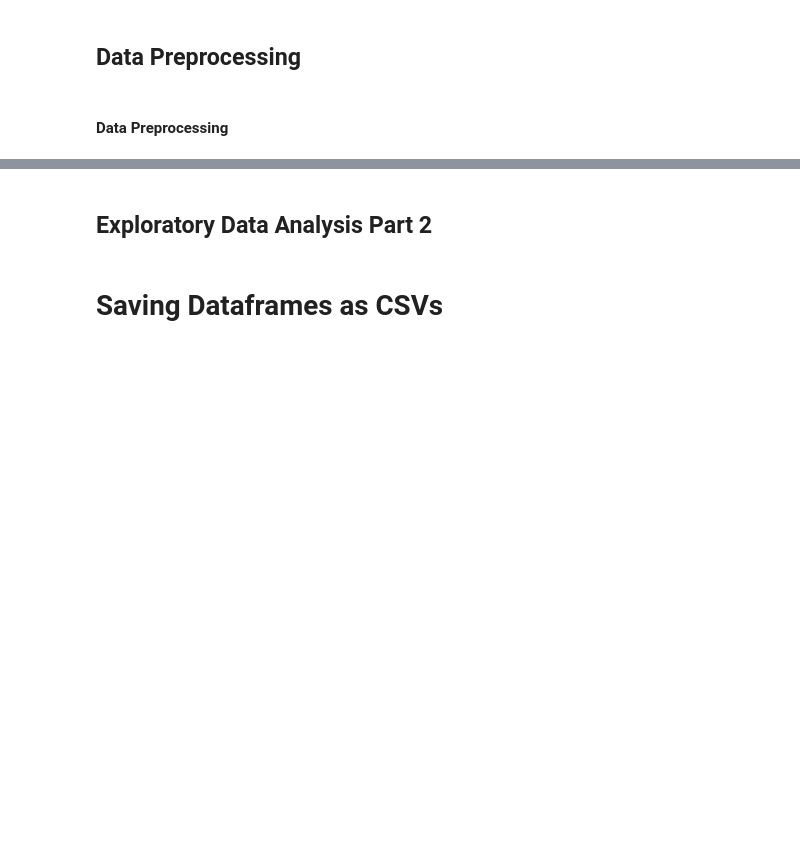
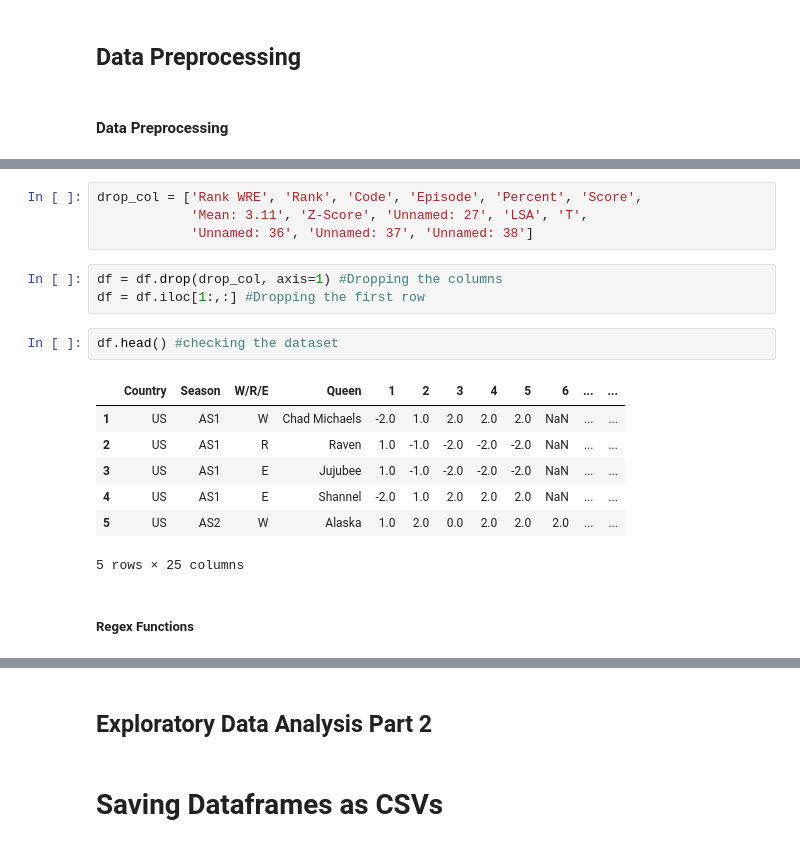
Before and after one commit to AGR-Yes/RuPauls-Drag-Race-Finalists, a Jupyter notebook: Processing.ipynb, the cells around one changed output, grey strips where cells are left out. Drawn from its saved outputs; the diff is of its cells as text; blank space fills up the shorter version.

```diff
--- a/Processing.ipynb
+++ b/Processing.ipynb
@@ -217,0 +242,19 @@ Instead of having to display the `country` and `season` separately, we join them
+# %%
+drop_col = ['Rank WRE', 'Rank', 'Code', 'Episode', 'Percent', 'Score',
+            'Mean: 3.11', 'Z-Score', 'Unnamed: 27', 'LSA', 'T',
+            'Unnamed: 36', 'Unnamed: 37', 'Unnamed: 38']
+# %%
+df = df.drop(drop_col, axis=1) #Dropping the columns
+df = df.iloc[1:,:] #Dropping the first row
+# %%
+df.head() #checking the dataset
+# %% [output]
+|  | Country | Season | W/R/E | Queen | 1 | 2 | 3 | 4 | 5 | 6 | ... | ... |
+| 1 | US | AS1 | W | Chad Michaels | -2.0 | 1.0 | 2.0 | 2.0 | 2.0 | NaN | ... | ... |
+| 2 | US | AS1 | R | Raven | 1.0 | -1.0 | -2.0 | -2.0 | -2.0 | NaN | ... | ... |
+| 3 | US | AS1 | E | Jujubee | 1.0 | -1.0 | -2.0 | -2.0 | -2.0 | NaN | ... | ... |
+| 4 | US | AS1 | E | Shannel | -2.0 | 1.0 | 2.0 | 2.0 | 2.0 | NaN | ... | ... |
+| 5 | US | AS2 | W | Alaska | 1.0 | 2.0 | 0.0 | 2.0 | 2.0 | 2.0 | ... | ... |
+5 rows × 25 columns
+# %% [markdown]
+##### **Regex Functions**
```
Also changed, not shown: parts of 30 cells of this notebook.
